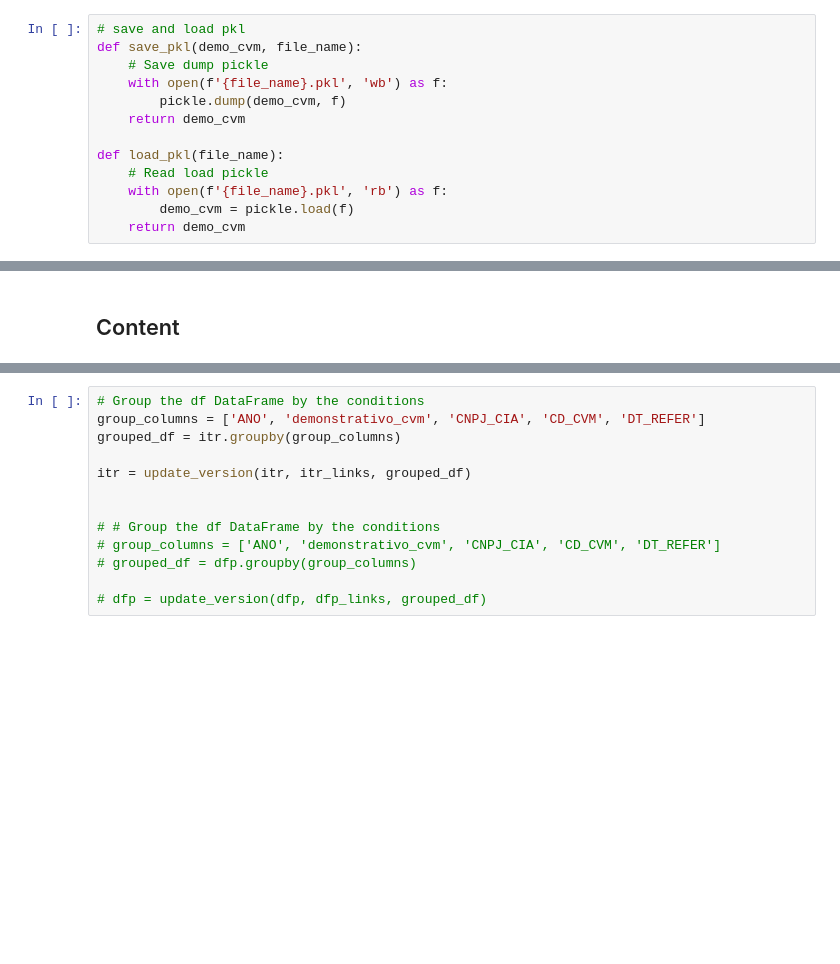
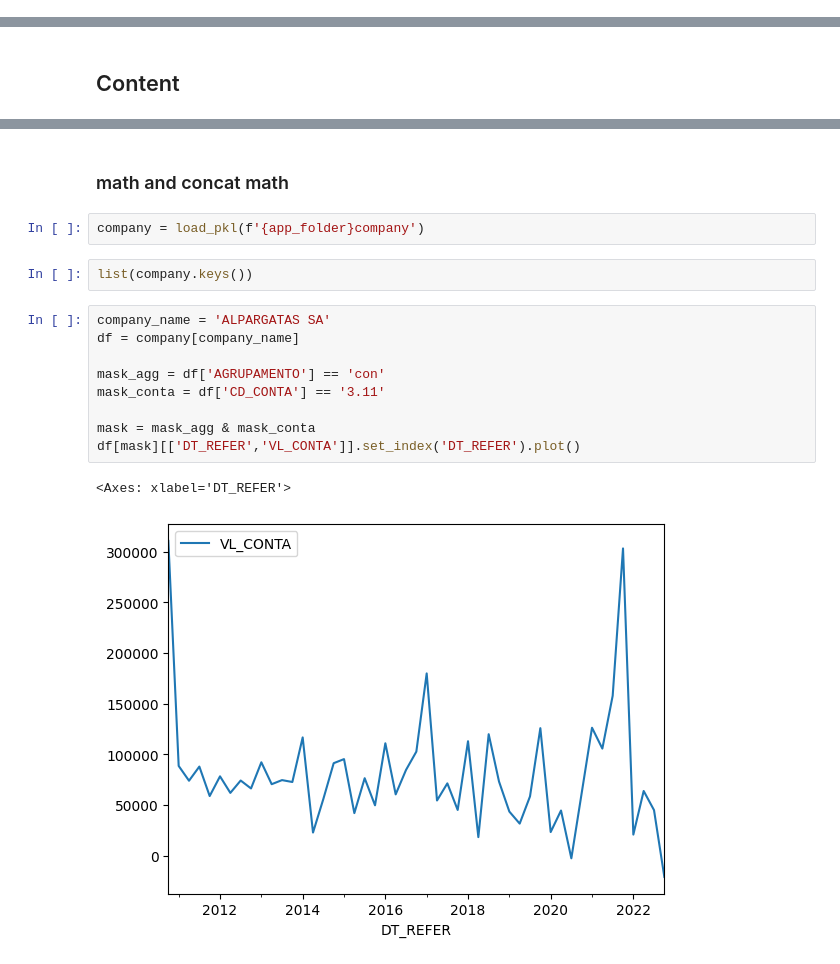
Before and after one commit to faustostangler/DSH, a Jupyter notebook: read_cvm.ipynb, the cells around one changed output, grey strips where cells are left out. Cells and saved outputs as stored; diff of their text form; blank space fills up the shorter version.

```diff
--- a/read_cvm.ipynb
+++ b/read_cvm.ipynb
@@ -63,15 +116,2 @@ col_float = ['VL_CONTA']
 # %% [markdown]
 ### Defs
-# %%
-# save and load pkl
-def save_pkl(demo_cvm, file_name):
-    # Save dump pickle
-    with open(f'{file_name}.pkl', 'wb') as f:
-        pickle.dump(demo_cvm, f)
-    return demo_cvm
-
-def load_pkl(file_name):
-    # Read load pickle
-    with open(f'{file_name}.pkl', 'rb') as f:
-        demo_cvm = pickle.load(f)
-    return demo_cvm
@@ -2003,13 +1145,18 @@ def update_version(df, links, grouped_df):
-# %%
-# Group the df DataFrame by the conditions
-group_columns = ['ANO', 'demonstrativo_cvm', 'CNPJ_CIA', 'CD_CVM', 'DT_REFER']
-grouped_df = itr.groupby(group_columns)
-
-itr = update_version(itr, itr_links, grouped_df)
-
-
-# # Group the df DataFrame by the conditions
-# group_columns = ['ANO', 'demonstrativo_cvm', 'CNPJ_CIA', 'CD_CVM', 'DT_REFER']
-# grouped_df = dfp.groupby(group_columns)
-
-# dfp = update_version(dfp, dfp_links, grouped_df)
+# %% [markdown]
+### math and concat math
+# %%
+company = load_pkl(f'{app_folder}company')
+# %%
+list(company.keys())
+# %%
+company_name = 'ALPARGATAS SA'
+df = company[company_name]
+
+mask_agg = df['AGRUPAMENTO'] == 'con'
+mask_conta = df['CD_CONTA'] == '3.11'
+
+mask = mask_agg & mask_conta
+df[mask][['DT_REFER','VL_CONTA']].set_index('DT_REFER').plot()
+# %% [output]
+<Axes: xlabel='DT_REFER'>
+[figure, added]
```
Also changed, not shown: parts of 113 cells of this notebook, 5 other files.
